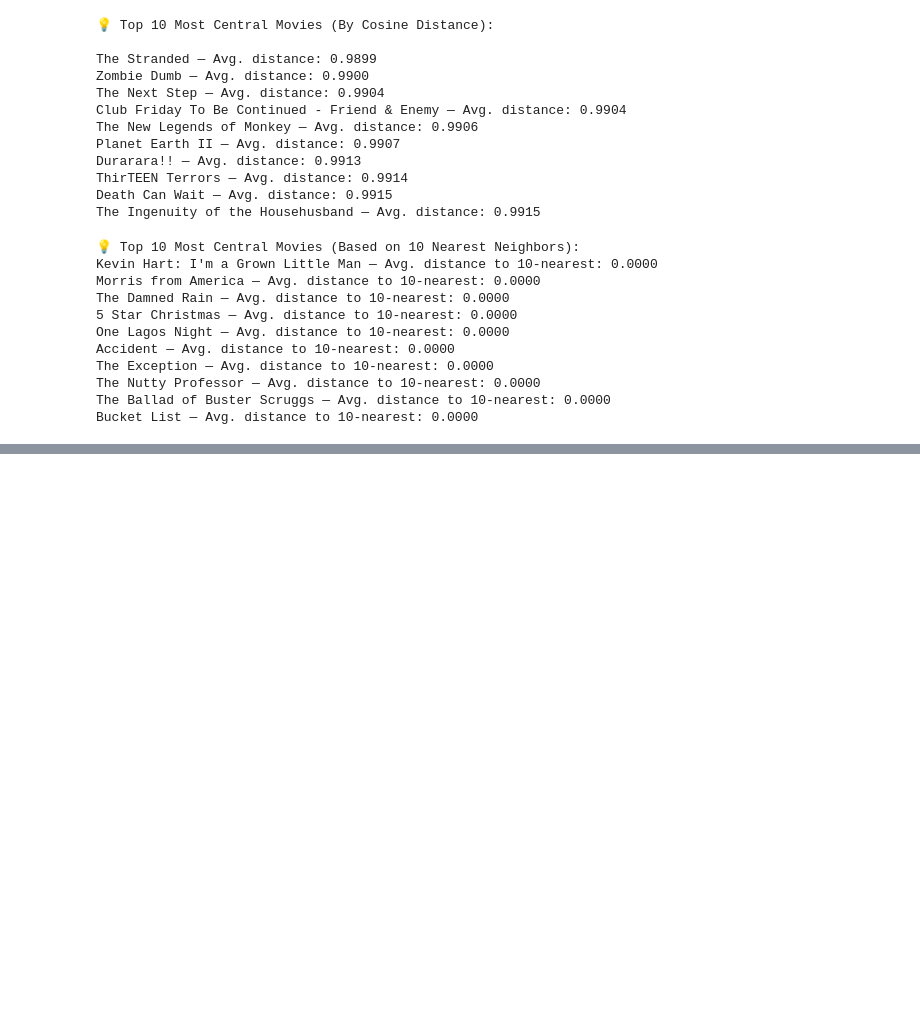
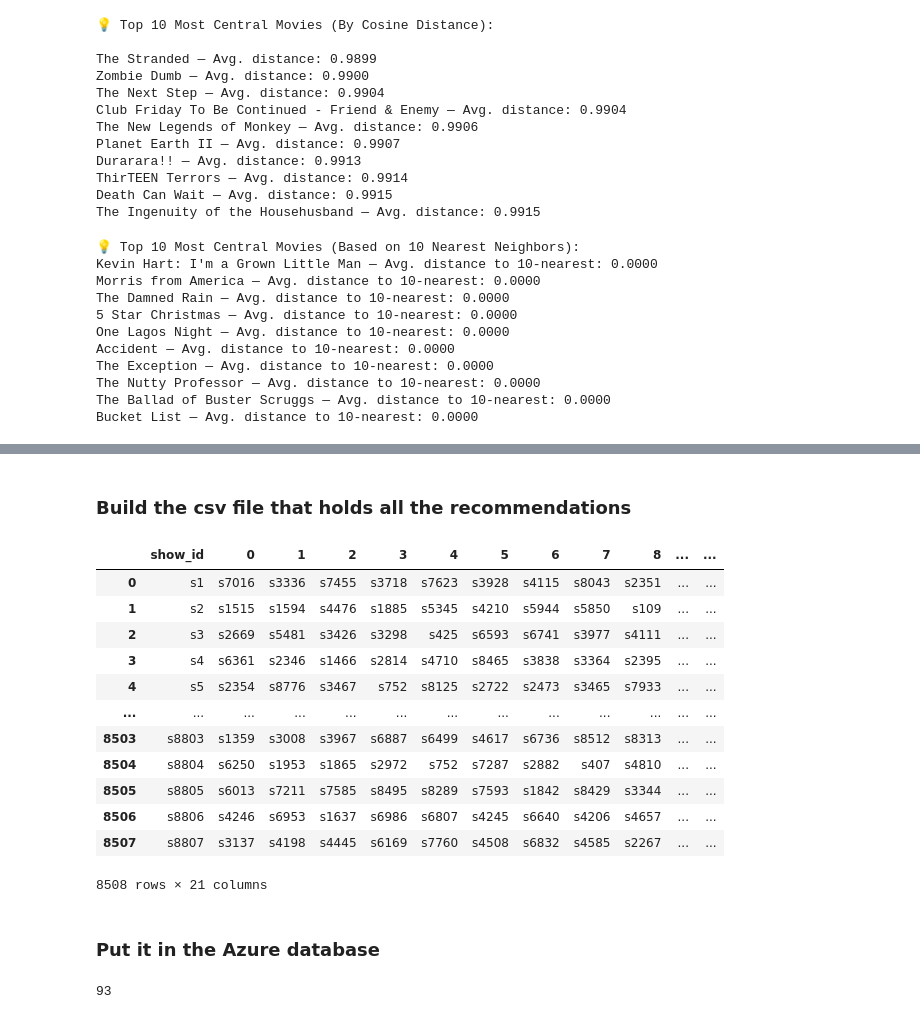
Before and after one commit to sand20man/Winter_Intex_1-10, a Jupyter notebook: ML_Pipeline.ipynb, the cells around one changed output, grey strips where cells are left out. Cells and saved outputs as stored; diff of their text form; code cells hidden in the pictures; blank space fills up the shorter version.

```diff
--- a/ML_Pipeline.ipynb
+++ b/ML_Pipeline.ipynb
@@ -1084,0 +1077,60 @@ Bucket List — Avg. distance to 10-nearest: 0.0000
+# %% [markdown]
+### Build the csv file that holds all the recommendations
+# %%
+# Create a DataFrame to hold the top 20 recommendations for each show
+top_n = 20
+top_recommendations = {}
+
+for show_id in df['show_id']:
+    similar_scores = df_results[show_id].drop(show_id)  # Drop self-match
+    top_similar = similar_scores.sort_values(ascending=False).head(top_n).index.tolist()
+    top_recommendations[show_id] = top_similar
+
+# Convert to a DataFrame
+recommendations_df = pd.DataFrame.from_dict(top_recommendations, orient='index')
+recommendations_df.index.name = 'show_id'
+recommendations_df = recommendations_df.reset_index()
+display(recommendations_df)
+# %% [output]
+|  | show_id | 0 | 1 | 2 | 3 | 4 | 5 | 6 | 7 | 8 | ... | ... |
+| 0 | s1 | s7016 | s3336 | s7455 | s3718 | s7623 | s3928 | s4115 | s8043 | s2351 | ... | ... |
+| 1 | s2 | s1515 | s1594 | s4476 | s1885 | s5345 | s4210 | s5944 | s5850 | s109 | ... | ... |
+| 2 | s3 | s2669 | s5481 | s3426 | s3298 | s425 | s6593 | s6741 | s3977 | s4111 | ... | ... |
+| 3 | s4 | s6361 | s2346 | s1466 | s2814 | s4710 | s8465 | s3838 | s3364 | s2395 | ... | ... |
+| 4 | s5 | s2354 | s8776 | s3467 | s752 | s8125 | s2722 | s2473 | s3465 | s7933 | ... | ... |
+| ... | ... | ... | ... | ... | ... | ... | ... | ... | ... | ... | ... | ... |
+| 8503 | s8803 | s1359 | s3008 | s3967 | s6887 | s6499 | s4617 | s6736 | s8512 | s8313 | ... | ... |
+| 8504 | s8804 | s6250 | s1953 | s1865 | s2972 | s752 | s7287 | s2882 | s407 | s4810 | ... | ... |
+| 8505 | s8805 | s6013 | s7211 | s7585 | s8495 | s8289 | s7593 | s1842 | s8429 | s3344 | ... | ... |
+| 8506 | s8806 | s4246 | s6953 | s1637 | s6986 | s6807 | s4245 | s6640 | s4206 | s4657 | ... | ... |
+| 8507 | s8807 | s3137 | s4198 | s4445 | s6169 | s7760 | s4508 | s6832 | s4585 | s2267 | ... | ... |
+8508 rows × 21 columns
+# %% [markdown]
+### Put it in the Azure database
+# %%
+# Define your Azure SQL connection details
+server = '1-10intex.database.windows.net'
+database = 'Movies'
+username = 'pigadmin'
+password = 'Superduperstrongpassword!'
+driver = 'ODBC Driver 18 for SQL Server'  # Or another valid installed driver
+
+# Encode the driver string for URL
+driver_encoded = driver.replace(' ', '+')
+
+# Create the connection URL
+connection_string = f'mssql+pyodbc://{username}:{password}@{server}:1433/{database}?driver={driver_encoded}&Encrypt=yes&TrustServerCertificate=no&Connection Timeout=30'
+
+# Create SQLAlchemy engine
+engine = create_engine(connection_string)
+
+# Upload DataFrame to Azure
+recommendations_df.to_sql(
+    'content_filtering_recommendations',
+    con=engine,
+    if_exists='replace',  # or 'append' if you want to add new data without replacing
+    index=False,
+    chunksize=1000
+)
+# %% [output]
+93
```
Also changed, not shown: parts of 28 cells of this notebook, 1 other file.
